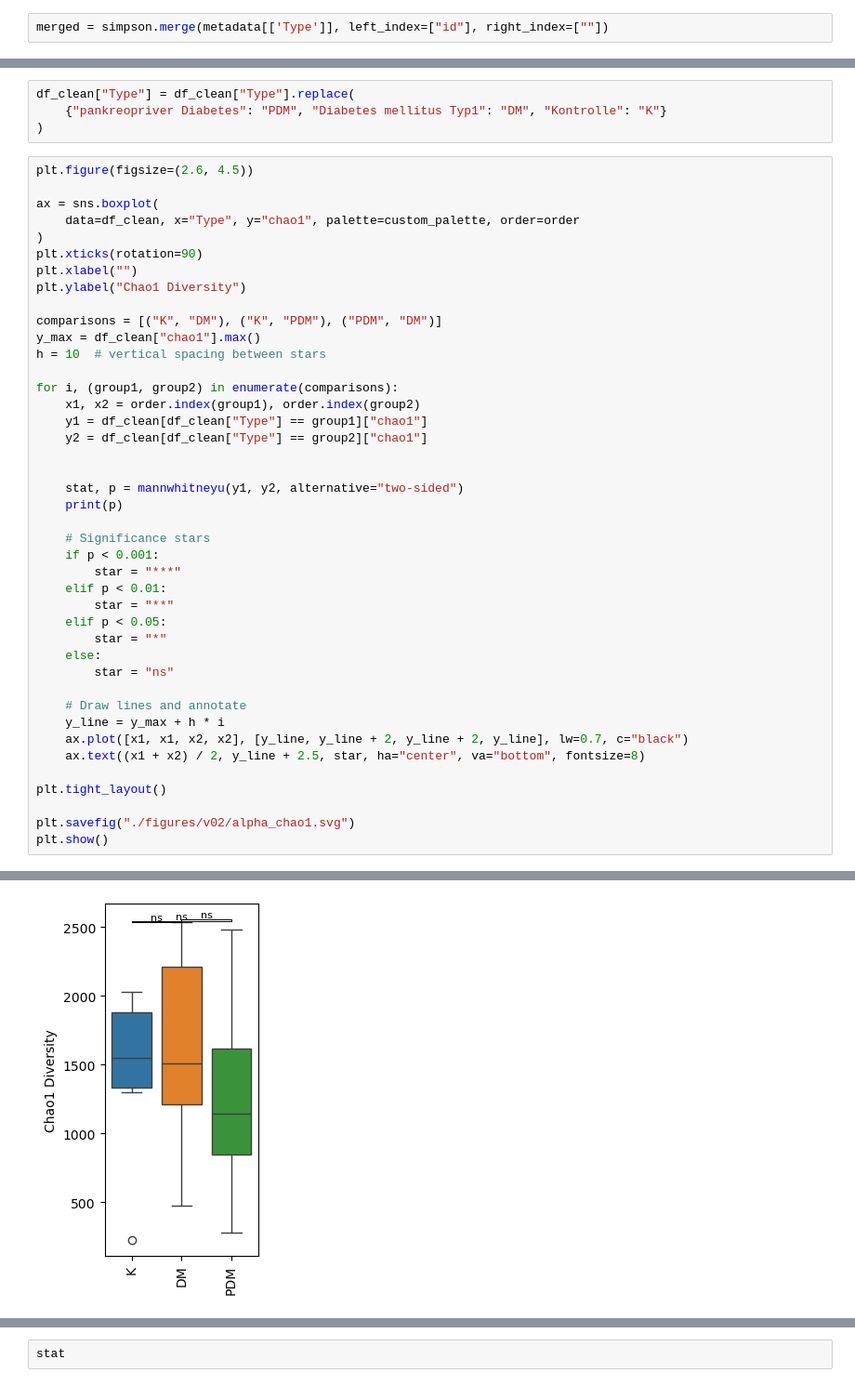
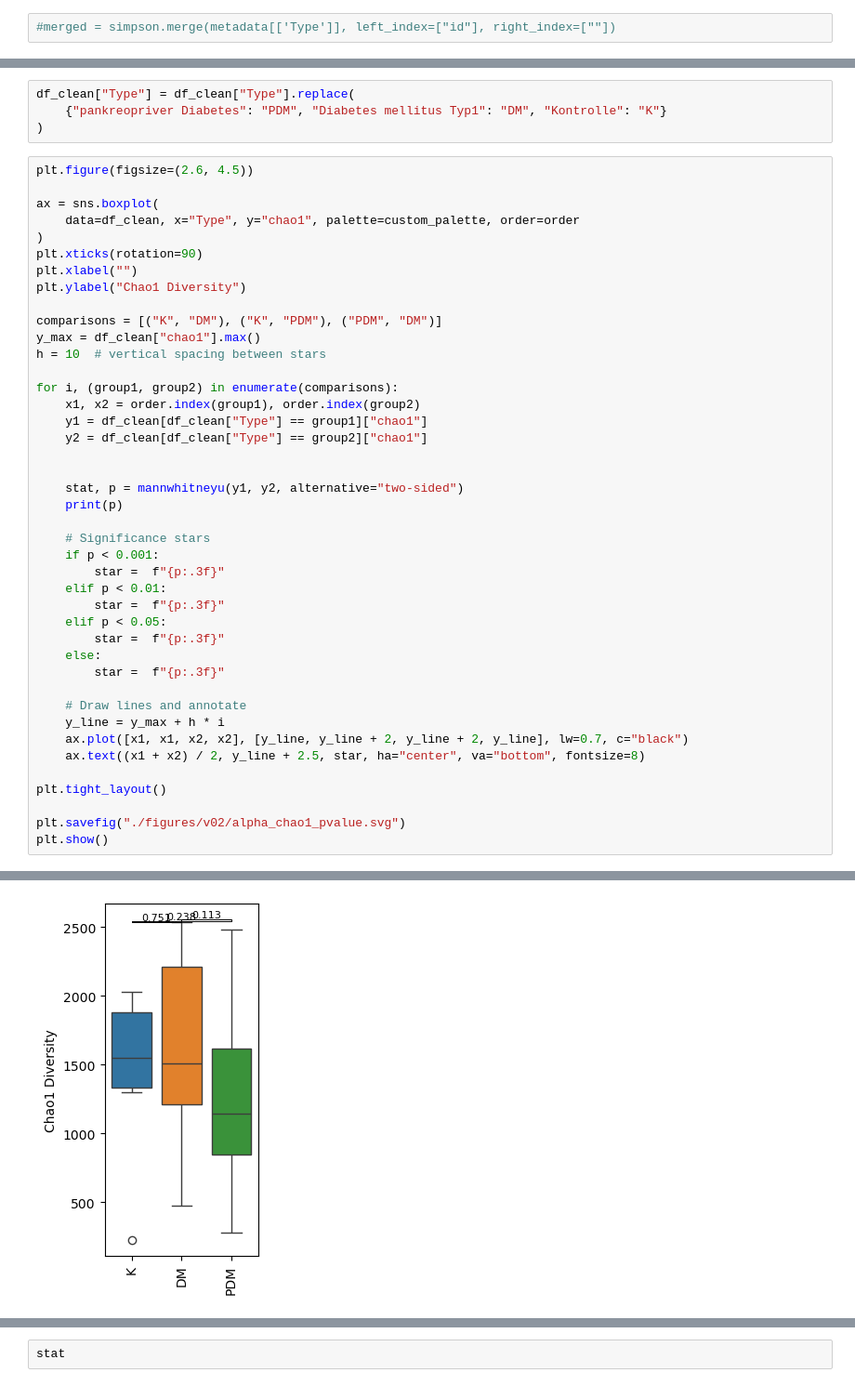
Before and after one commit to ErikaKvalem/Effenberger-Diabetes, a Jupyter notebook: 02-scripts/parse.ipynb, the cells around one changed output, grey strips where cells are left out. Shown at 93% size. Cells and saved outputs as stored; diff of their text form.

```diff
--- a/02-scripts/parse.ipynb
+++ b/02-scripts/parse.ipynb
@@ -710,7 +723,7 @@ simpson["id"] = simpson.index
 # %%
 merged = pd.merge(simpson, metadata[['id', 'Type']], on='id')
 # %%
-merged = simpson.merge(metadata[['Type']], left_index=["id"], right_index=[""])
+#merged = simpson.merge(metadata[['Type']], left_index=["id"], right_index=[""])
 # %%
 merged["Type"].replace("Diabetes mellitus Typ1", "DM",inplace=True)
 merged["Type"].replace("pankreopriver Diabetes", "PDM",inplace=True)
@@ -1186,36 +1272,36 @@ h = 10  # vertical spacing between stars
 for i, (group1, group2) in enumerate(comparisons):
     x1, x2 = order.index(group1), order.index(group2)
     y1 = df_clean[df_clean["Type"] == group1]["chao1"]
     y2 = df_clean[df_clean["Type"] == group2]["chao1"]
 
 
     stat, p = mannwhitneyu(y1, y2, alternative="two-sided")
     print(p)
 
     # Significance stars
     if p < 0.001:
-        star = "***"
+        star =  f"{p:.3f}"
     elif p < 0.01:
-        star = "**"
+        star =  f"{p:.3f}"
     elif p < 0.05:
-        star = "*"
+        star =  f"{p:.3f}"
     else:
-        star = "ns"
+        star =  f"{p:.3f}"
 
     # Draw lines and annotate
     y_line = y_max + h * i
     ax.plot([x1, x1, x2, x2], [y_line, y_line + 2, y_line + 2, y_line], lw=0.7, c="black")
     ax.text((x1 + x2) / 2, y_line + 2.5, star, ha="center", va="bottom", fontsize=8)
 
 plt.tight_layout()
 
-plt.savefig("./figures/v02/alpha_chao1.svg")
+plt.savefig("./figures/v02/alpha_chao1_pvalue.svg")
 plt.show()
 # %% [output]
 0.7512945586546257
 0.2380293908461294
 0.11289279116504015
 Passing `palette` without assigning `hue` is deprecated and will be removed in v0.14.0. Assign the `x` variable to `hue` and set `legend=False` for the same effect.
 
   ax = sns.boxplot(
-[figure, old version]
+[figure, new version]
```
Also changed, not shown: parts of 8 cells of this notebook.
